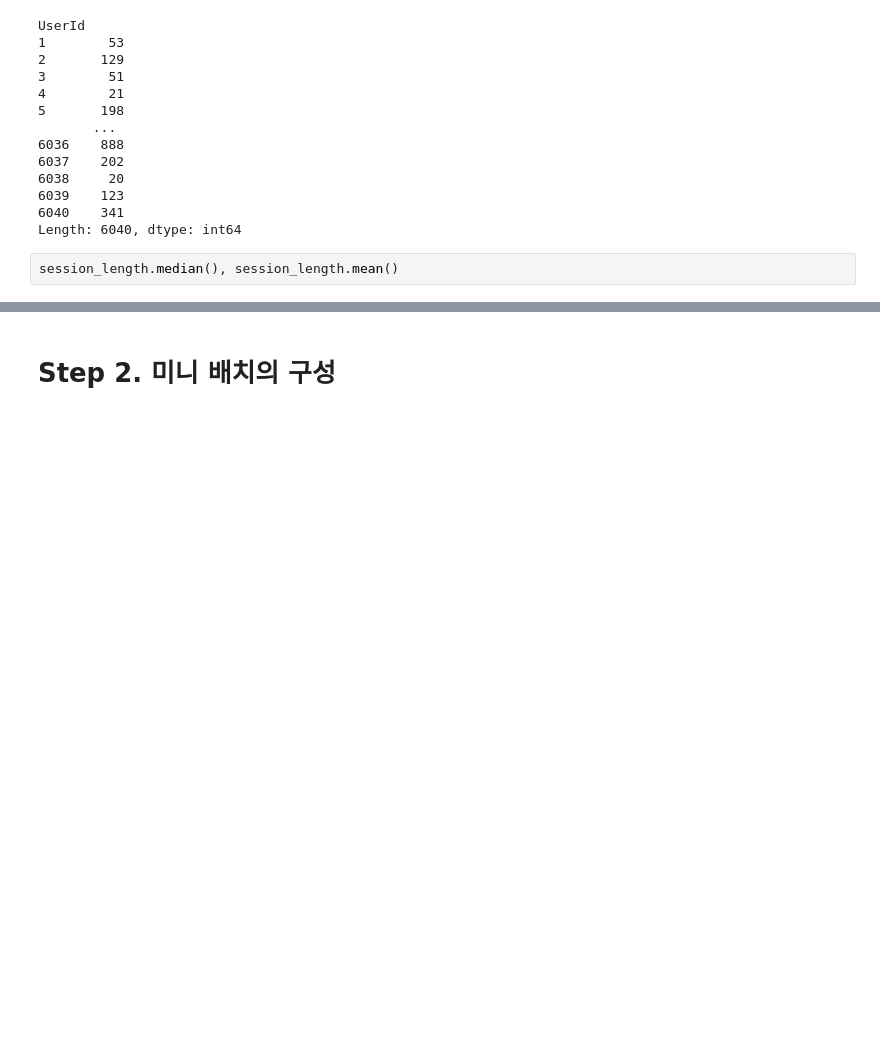
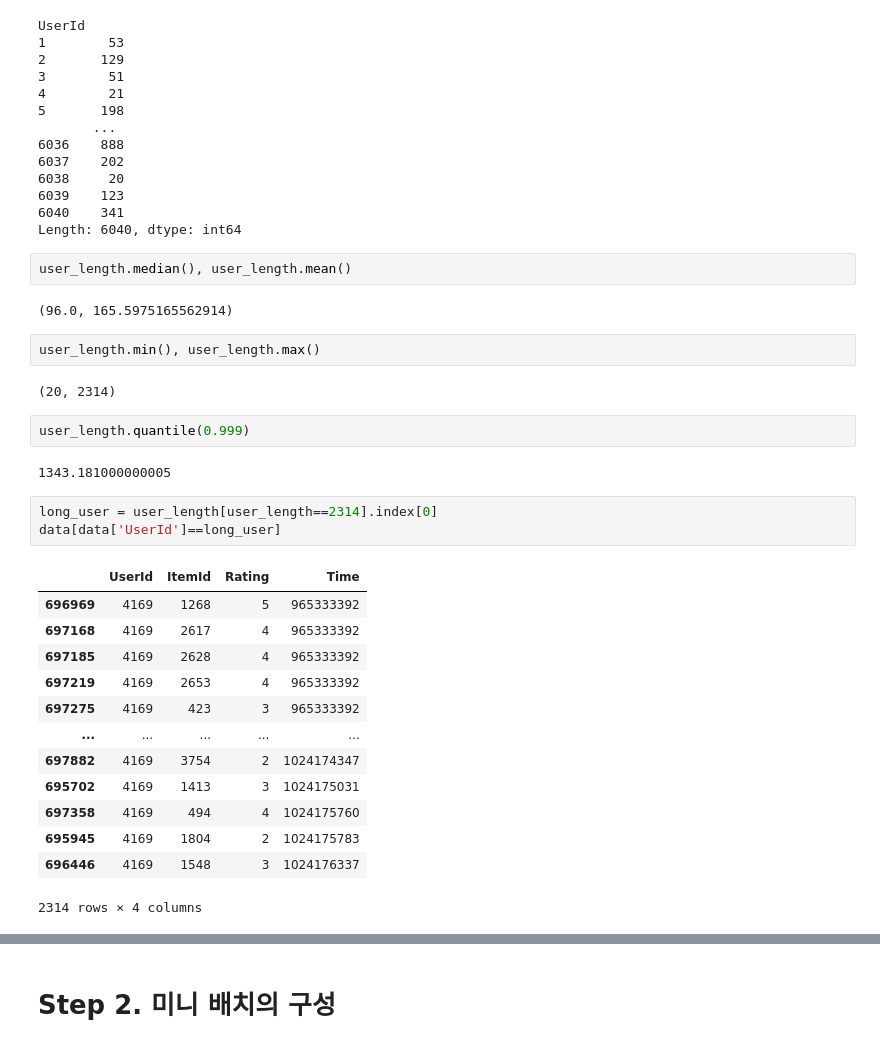
Before and after one commit to grapeabc1/first-repository, a Jupyter notebook: [E-16]Recommendation.ipynb, the cells around one changed output, grey strips where cells are left out. Saved outputs shown, nothing was run; the diff lists cells and outputs as text; blank space fills up the shorter version.

```diff
--- a/[E-16]Recommendation.ipynb
+++ b/[E-16]Recommendation.ipynb
@@ -82,4 +84,31 @@ UserId
 6040    341
 Length: 6040, dtype: int64
 # %%
-session_length.median(), session_length.mean()
+user_length.median(), user_length.mean()
+# %% [output]
+(96.0, 165.5975165562914)
+# %%
+user_length.min(), user_length.max()
+# %% [output]
+(20, 2314)
+# %%
+user_length.quantile(0.999)
+# %% [output]
+1343.181000000005
+# %%
+long_user = user_length[user_length==2314].index[0]
+data[data['UserId']==long_user]
+# %% [output]
+|  | UserId | ItemId | Rating | Time |
+| 696969 | 4169 | 1268 | 5 | 965333392 |
+| 697168 | 4169 | 2617 | 4 | 965333392 |
+| 697185 | 4169 | 2628 | 4 | 965333392 |
+| 697219 | 4169 | 2653 | 4 | 965333392 |
+| 697275 | 4169 | 423 | 3 | 965333392 |
+| ... | ... | ... | ... | ... |
+| 697882 | 4169 | 3754 | 2 | 1024174347 |
+| 695702 | 4169 | 1413 | 3 | 1024175031 |
+| 697358 | 4169 | 494 | 4 | 1024175760 |
+| 695945 | 4169 | 1804 | 2 | 1024175783 |
+| 696446 | 4169 | 1548 | 3 | 1024176337 |
+2314 rows × 4 columns
```
Also changed, not shown: parts of 23 cells of this notebook.
